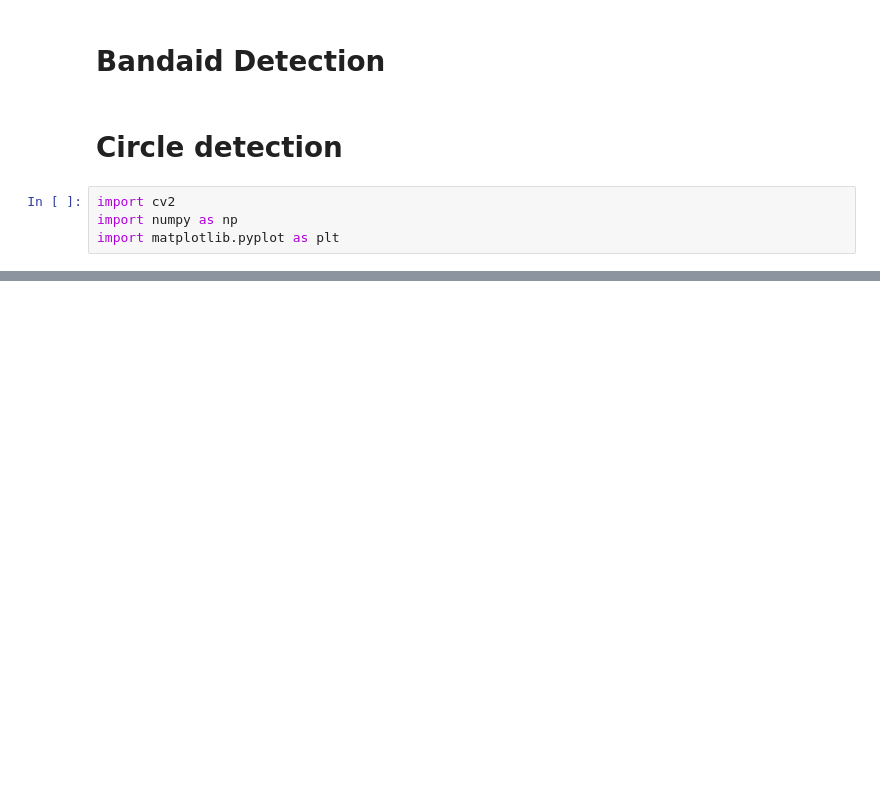
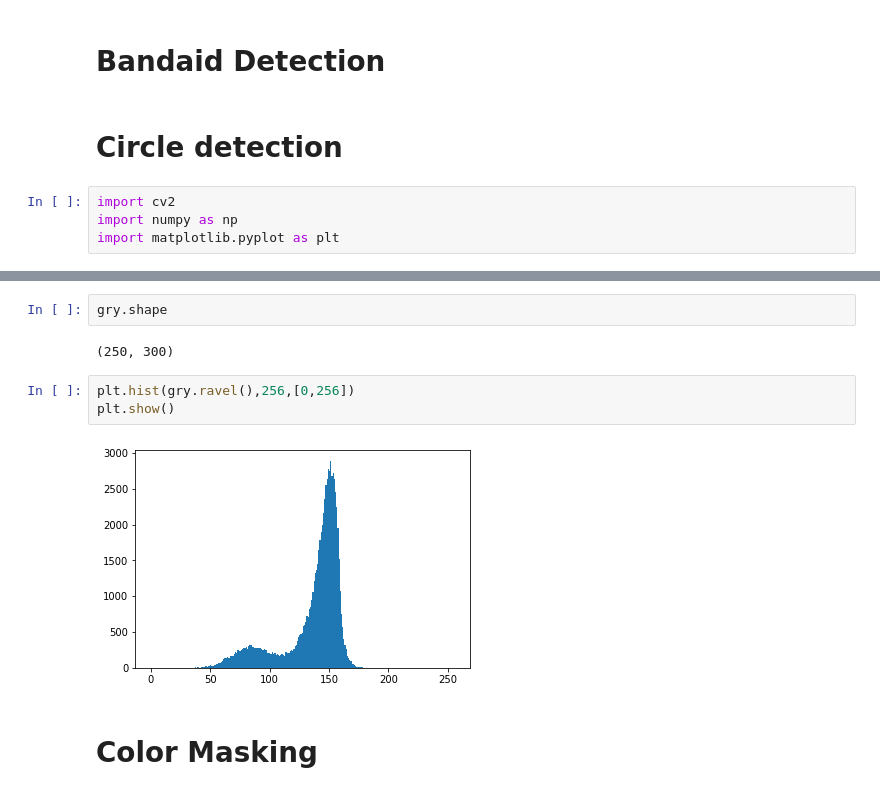
Before and after one commit to AkshayShetty2618/ISM, a Jupyter notebook: Image_PreProcessing.ipynb, the cells around one changed output, grey strips where cells are left out. Cells and saved outputs as stored; diff of their text form; blank space fills up the shorter version.

Commit message:
Sticker Masking
The base code to mask the sticker has been added

```diff
--- a/Image_PreProcessing.ipynb
+++ b/Image_PreProcessing.ipynb
@@ -113,0 +156,11 @@ cv2.destroyAllWindows()
+# %%
+gry.shape
+# %% [output]
+(250, 300)
+# %%
+plt.hist(gry.ravel(),256,[0,256])
+plt.show()
+# %% [output]
+[figure, added]
+# %% [markdown]
+# Color Masking
```
Also changed, not shown: parts of 54 cells of this notebook.
